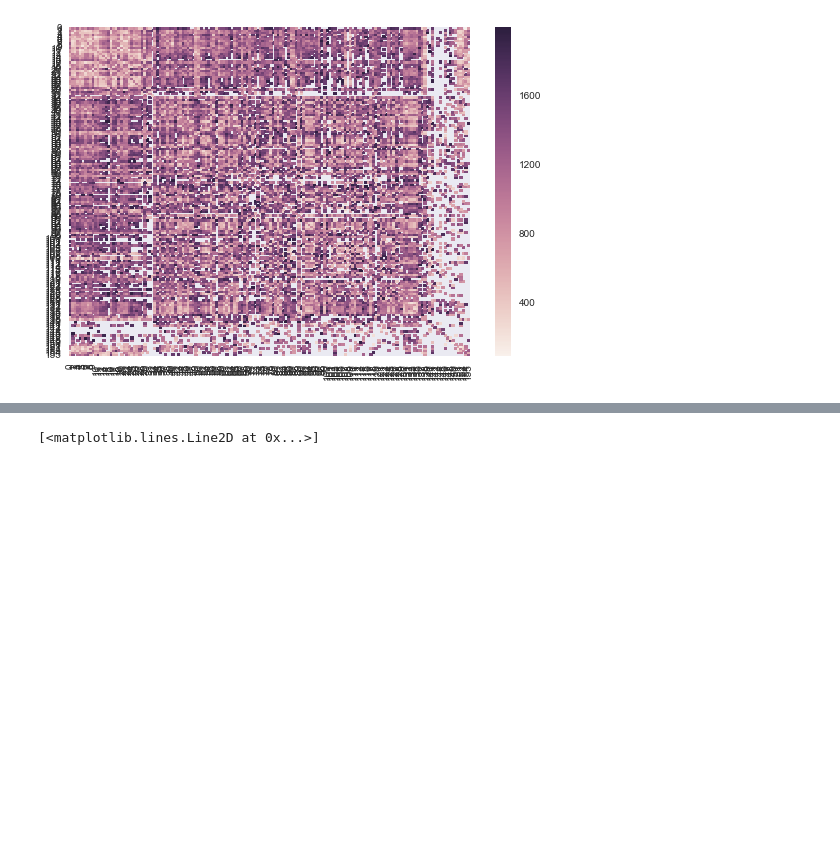
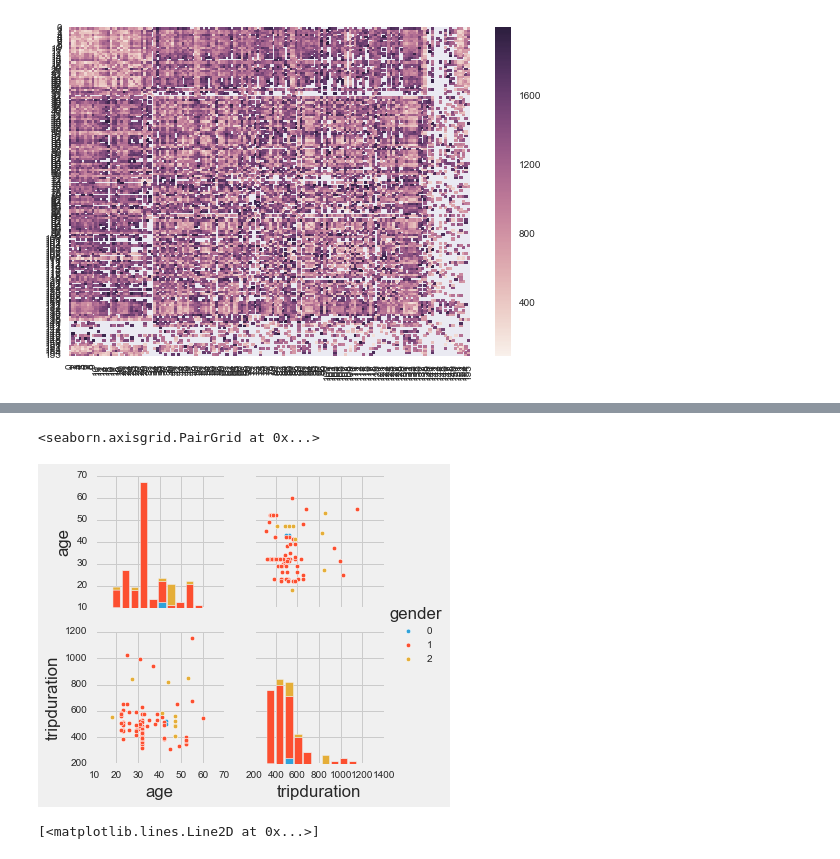
Before and after one commit to mattgiamou/hubway, a Jupyter notebook: hubway/hubway_visualization.ipynb, the cells around one changed output, grey strips where cells are left out. Saved outputs shown, nothing was run; the diff lists cells and outputs as text; code cells hidden in the pictures; blank space fills up the shorter version.

```diff
--- a/hubway/hubway_visualization.ipynb
+++ b/hubway/hubway_visualization.ipynb
@@ -133,3 +99,12 @@ sns.heatmap(time_matrix)
+# %%
+# Get time of day involved as well
+trips_valid = trips[trips['age'] > 0][trips['tripduration'] < 2000]
+trips_valid = trips_valid[trips_valid['start station id']==23]
+trips_valid = trips_valid[trips_valid['end station id'] == 24]
+sns.pairplot(trips_valid.loc[:,('age', 'tripduration', 'gender')], vars=('age', 'tripduration'), hue='gender')
+# %% [output]
+<seaborn.axisgrid.PairGrid at 0x...>
+[figure, added]
 # %%
 ## Plot locations with geoplotlib
 # gp.voronoi(stations, line_color='b')
```
Also changed, not shown: parts of 7 cells of this notebook, 2 other files.
